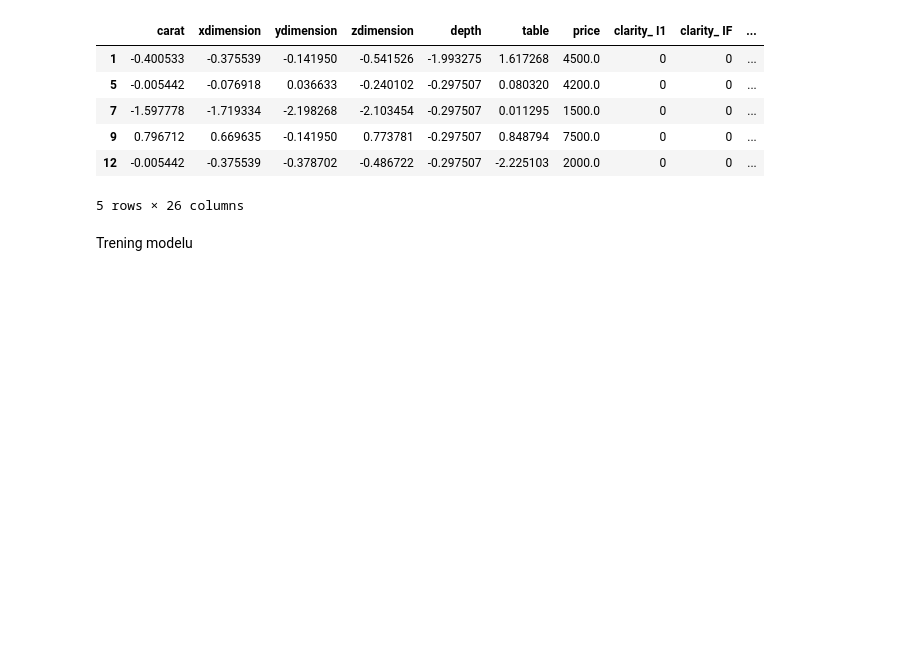
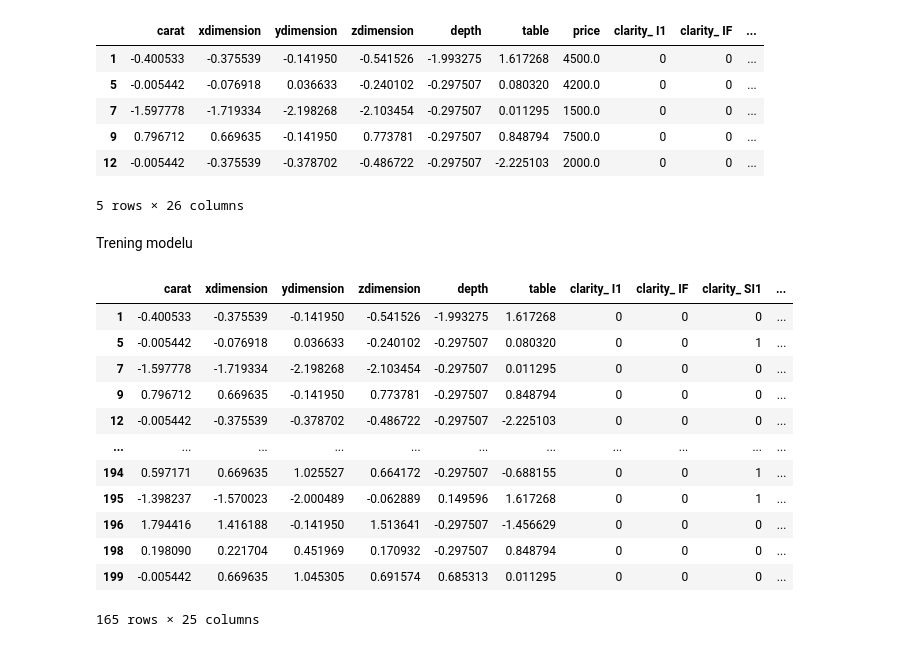
Before and after one commit to s32225/PAD_cw, a Jupyter notebook: projektowa praca domowa/main.ipynb, the cells around one changed output. Saved outputs shown, nothing was run; the diff lists cells and outputs as text; code cells hidden in the pictures; blank space fills up the shorter version.

```diff
--- a/projektowa praca domowa/main.ipynb
+++ b/projektowa praca domowa/main.ipynb
@@ -501,6 +501,22 @@ import statsmodels.api as sm
 # %%
 X = diamond_clean_data_standard.drop(["price"],axis=1)
 y = diamond_clean_data_standard.price
+# %%
+X
+# %% [output]
+|  | carat | xdimension | ydimension | zdimension | depth | table | clarity_ I1 | clarity_ IF | clarity_ SI1 | ... |
+| 1 | -0.400533 | -0.375539 | -0.141950 | -0.541526 | -1.993275 | 1.617268 | 0 | 0 | 0 | ... |
+| 5 | -0.005442 | -0.076918 | 0.036633 | -0.240102 | -0.297507 | 0.080320 | 0 | 0 | 1 | ... |
+| 7 | -1.597778 | -1.719334 | -2.198268 | -2.103454 | -0.297507 | 0.011295 | 0 | 0 | 0 | ... |
+| 9 | 0.796712 | 0.669635 | -0.141950 | 0.773781 | -0.297507 | 0.848794 | 0 | 0 | 0 | ... |
+| 12 | -0.005442 | -0.375539 | -0.378702 | -0.486722 | -0.297507 | -2.225103 | 0 | 0 | 0 | ... |
+| ... | ... | ... | ... | ... | ... | ... | ... | ... | ... | ... |
+| 194 | 0.597171 | 0.669635 | 1.025527 | 0.664172 | -0.297507 | -0.688155 | 0 | 0 | 1 | ... |
+| 195 | -1.398237 | -1.570023 | -2.000489 | -0.062889 | 0.149596 | 1.617268 | 0 | 0 | 1 | ... |
+| 196 | 1.794416 | 1.416188 | -0.141950 | 1.513641 | -0.297507 | -1.456629 | 0 | 0 | 0 | ... |
+| 198 | 0.198090 | 0.221704 | 0.451969 | 0.170932 | -0.297507 | 0.848794 | 0 | 0 | 0 | ... |
+| 199 | -0.005442 | 0.669635 | 1.045305 | 0.691574 | 0.685313 | 0.011295 | 0 | 0 | 0 | ... |
+165 rows × 25 columns
 # %%
 R2_Scores = []
 # %%
```
Also changed, not shown: parts of 3 cells of this notebook, 1 other file.
